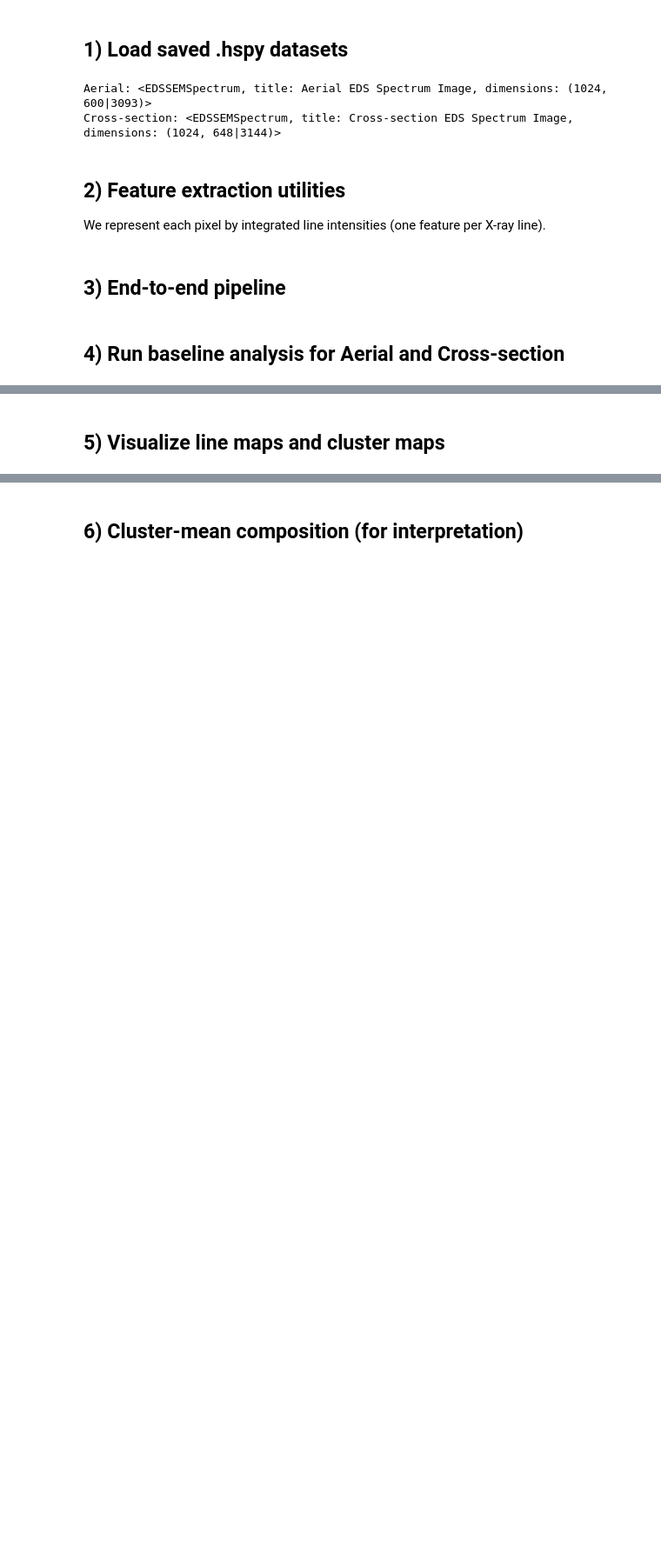
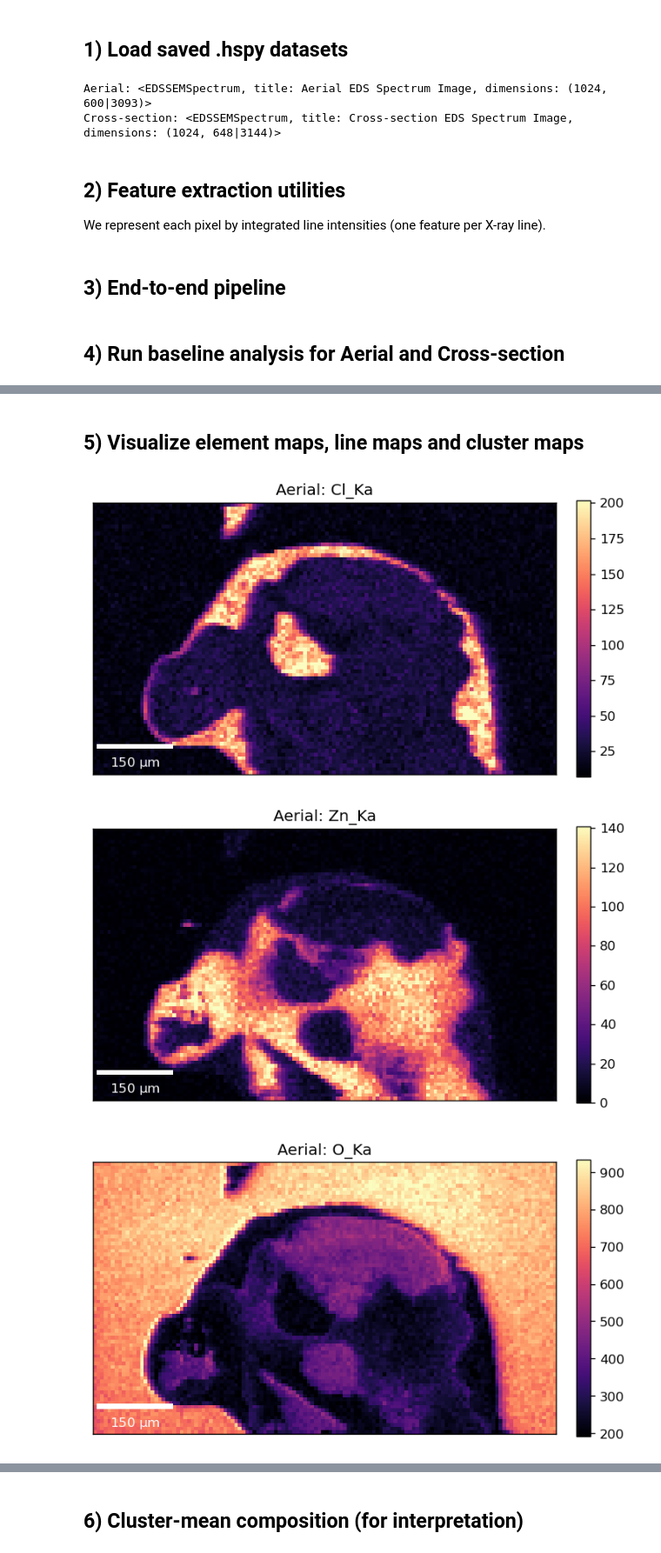
Before and after one commit to eliseetrheim/ZincSoap_ML, a Jupyter notebook: 02_clustering_analysis.ipynb, the cells around one changed output, grey strips where cells are left out. Shown at 87% size. Cells and saved outputs as stored; diff of their text form; code cells hidden in the pictures; blank space fills up the shorter version.

```diff
--- a/02_clustering_analysis.ipynb
+++ b/02_clustering_analysis.ipynb
@@ -202,2 +195,2 @@ CS PCA EVR       : [0.70719945 0.11624532 0.09364917 0.04734873 0.02010367 0.015
 # %% [markdown]
-## 5) Visualize line maps and cluster maps
+## 5) Visualize element maps, line maps and cluster maps
@@ -203,0 +261,18 @@ CS PCA EVR       : [0.70719945 0.11624532 0.09364917 0.04734873 0.02010367 0.015
+# %%
+# Plot Aerial element maps
+plot_element_map(mapsA_fig["Cl_Ka"], title="Aerial: Cl_Ka")
+plot_element_map(mapsA_fig["Zn_Ka"], title="Aerial: Zn_Ka")
+plot_element_map(mapsA_fig["O_Ka"],  title="Aerial: O_Ka")
+plot_element_map(mapsA_fig["C_Ka"], title="Aerial: C_Ka")
+plot_element_map(mapsA_fig["S_Ka"], title="Aerial: S_Ka")
+
+# Plot CS element maps
+plot_element_map(mapsC_fig["Cl_Ka"], title="CS: Cl_Ka")
+plot_element_map(mapsC_fig["Zn_Ka"], title="Aerial: Zn_Ka")
+plot_element_map(mapsC_fig["O_Ka"],  title="Aerial: O_Ka")
+plot_element_map(mapsC_fig["C_Ka"], title="Aerial: C_Ka")
+plot_element_map(mapsC_fig["S_Ka"], title="Aerial: S_Ka")
+# %% [output]
+[figure, added]
+[figure, added]
+[figure, added]
```
Also changed, not shown: parts of 8 cells of this notebook, 6 other files.
